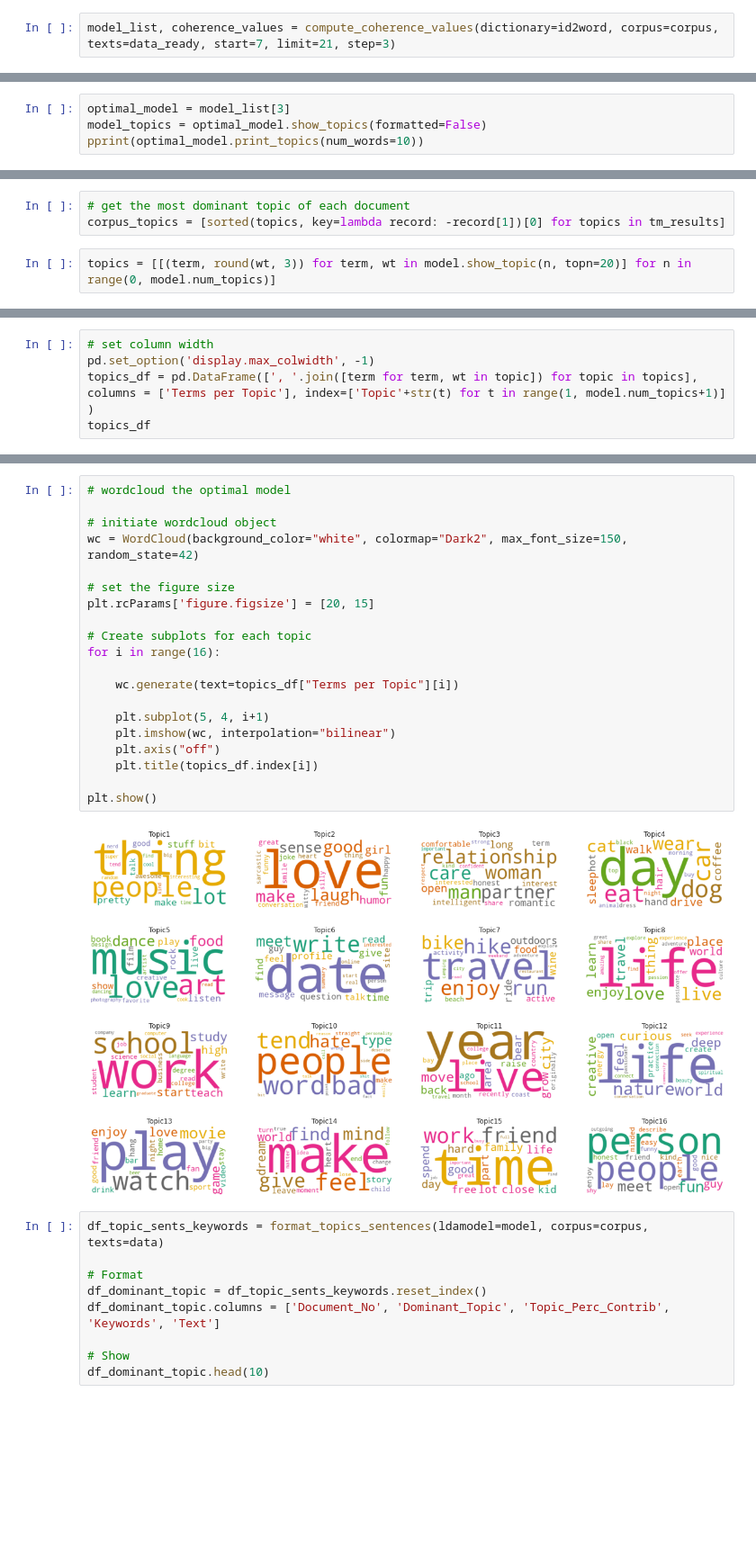
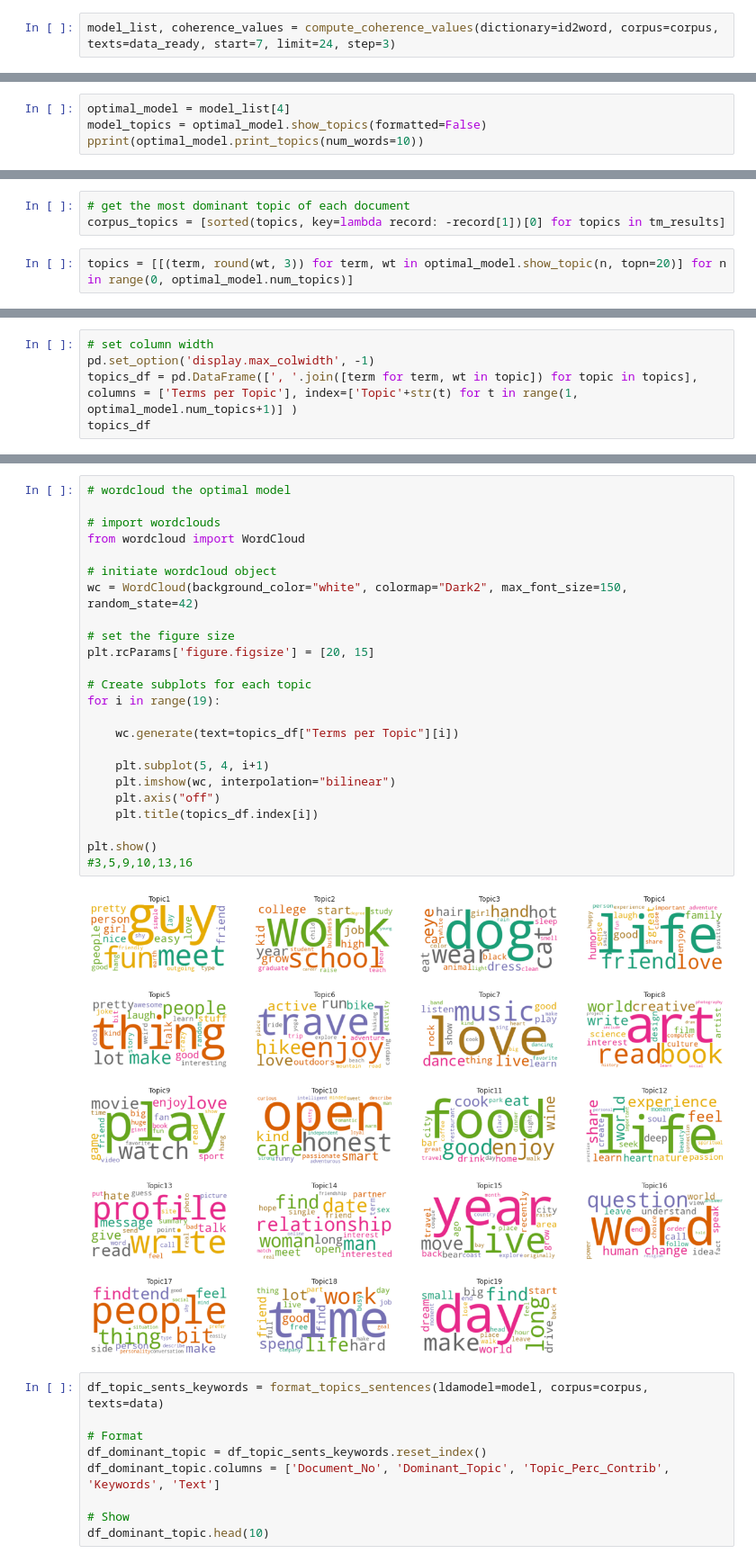
Before and after one commit to yourpandaboy/ViV, a Jupyter notebook: ViV_backend/notebooks/ViV_final_model.ipynb, the cells around one changed output, grey strips where cells are left out. Shown at 90% size. Saved outputs shown, nothing was run; the diff lists cells and outputs as text; blank space fills up the shorter version.

```diff
--- a/ViV_backend/notebooks/ViV_final_model.ipynb
+++ b/ViV_backend/notebooks/ViV_final_model.ipynb
@@ -345,5 +359,5 @@ def compute_coherence_values(dictionary, corpus, texts, limit, start=2, step=3):
 
     return model_list, coherence_values
 # %%
-model_list, coherence_values = compute_coherence_values(dictionary=id2word, corpus=corpus, texts=data_ready, start=7, limit=21, step=3)
+model_list, coherence_values = compute_coherence_values(dictionary=id2word, corpus=corpus, texts=data_ready, start=7, limit=24, step=3)
 # %%
@@ -368,4 +383,4 @@ Num Topics = 20  has Coherence Value of 0.4519
 # %%
-optimal_model = model_list[3]
+optimal_model = model_list[4]
 model_topics = optimal_model.show_topics(formatted=False)
 pprint(optimal_model.print_topics(num_words=10))
@@ -389,4 +423,4 @@ tm_results = model[corpus]
 # get the most dominant topic of each document
 corpus_topics = [sorted(topics, key=lambda record: -record[1])[0] for topics in tm_results]
 # %%
-topics = [[(term, round(wt, 3)) for term, wt in model.show_topic(n, topn=20)] for n in range(0, model.num_topics)]
+topics = [[(term, round(wt, 3)) for term, wt in optimal_model.show_topic(n, topn=20)] for n in range(0, optimal_model.num_topics)]
@@ -393,7 +447,7 @@ topics = [[(term, round(wt, 3)) for term, wt in model.show_topic(n, topn=20)] fo
 # %%
 # set column width
 pd.set_option('display.max_colwidth', -1)
-topics_df = pd.DataFrame([', '.join([term for term, wt in topic]) for topic in topics], columns = ['Terms per Topic'], index=['Topic'+str(t) for t in range(1, model.num_topics+1)] )
+topics_df = pd.DataFrame([', '.join([term for term, wt in topic]) for topic in topics], columns = ['Terms per Topic'], index=['Topic'+str(t) for t in range(1, optimal_model.num_topics+1)] )
 topics_df
 # %% [output]
 |  | Terms per Topic |
@@ -416,25 +470,29 @@ topics_df
 # %%
 # wordcloud the optimal model
+
+# import wordclouds
+from wordcloud import WordCloud
 
 # initiate wordcloud object
 wc = WordCloud(background_color="white", colormap="Dark2", max_font_size=150, random_state=42)
 
 # set the figure size
 plt.rcParams['figure.figsize'] = [20, 15]
 
 # Create subplots for each topic
-for i in range(16):
+for i in range(19):
 
     wc.generate(text=topics_df["Terms per Topic"][i])
 
     plt.subplot(5, 4, i+1)
     plt.imshow(wc, interpolation="bilinear")
     plt.axis("off")
     plt.title(topics_df.index[i])
 
 plt.show()
+#3,5,9,10,13,16
 # %% [output]
-[figure, old version]
+[figure, new version]
 # %%
 df_topic_sents_keywords = format_topics_sentences(ldamodel=model, corpus=corpus, texts=data)
 
```
Also changed, not shown: parts of 25 cells of this notebook, 3 other files.
